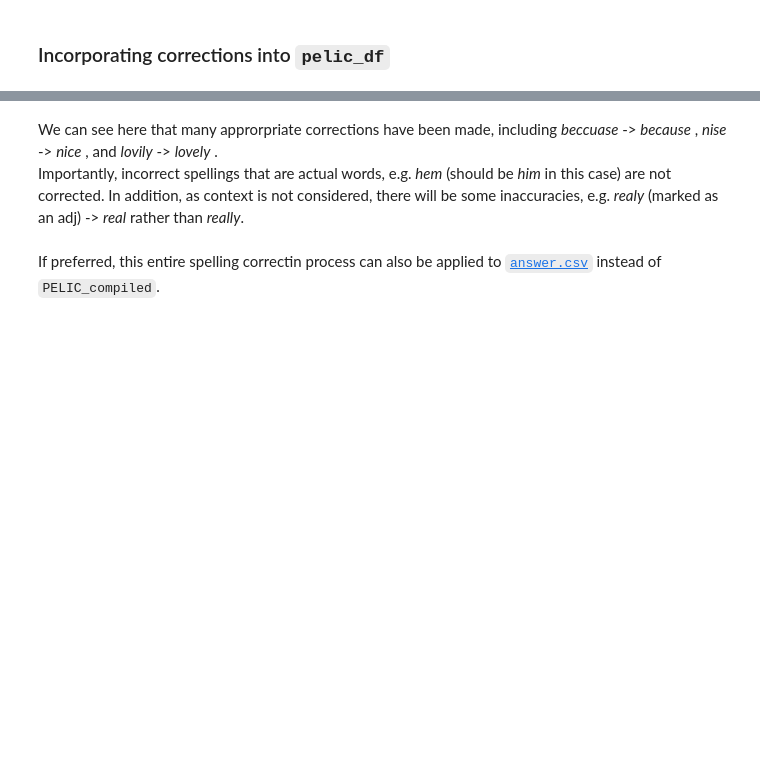
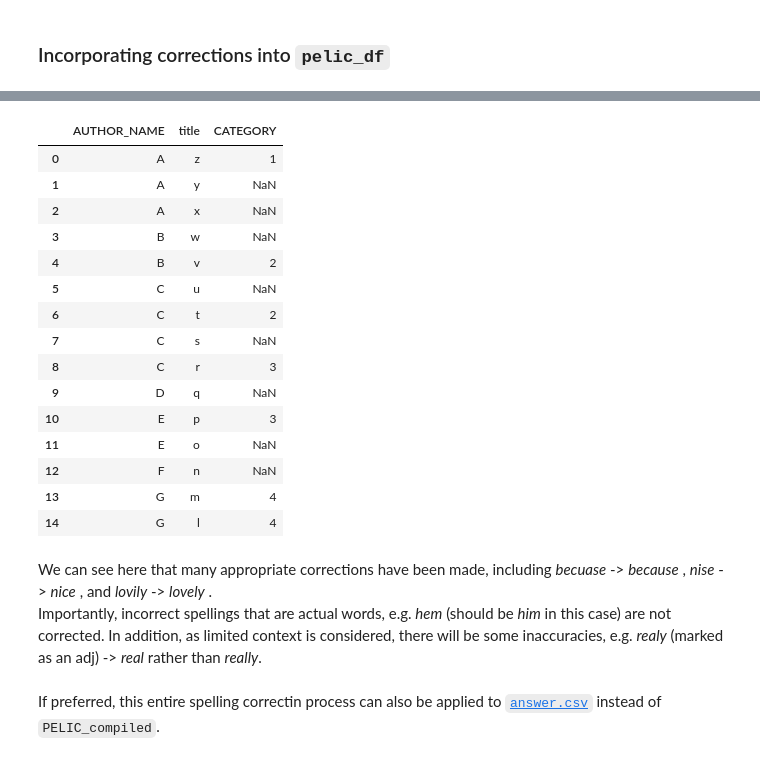
Before and after one commit to ELI-Data-Mining-Group/PELIC-spelling, a Jupyter notebook: PELIC_spelling.ipynb, the cells around one changed output, grey strips where cells are left out. Cells and saved outputs as stored; diff of their text form; code cells hidden in the pictures; blank space fills up the shorter version.

```diff
--- a/PELIC_spelling.ipynb
+++ b/PELIC_spelling.ipynb
@@ -960,0 +968,11 @@ pelic_df['tok_POS_corrected'] = pelic_df['tok_lem_POS'].apply\
+# %%
+df = pd.DataFrame(dict(
+        AUTHOR_NAME=list('AAABBCCCCDEEFGG'),
+        title=      list('zyxwvutsrqponml')
+    ))
+
+df2 = pd.DataFrame(dict(
+        AUTHOR_NAME=list('AABCCEGG'),
+        title      =list('zwvtrpml'),
+        CATEGORY   =list('11223344')
+    ))
@@ -960,0 +1010,20 @@ pelic_df['tok_POS_corrected'] = pelic_df['tok_lem_POS'].apply\
+# %%
+cols = ['AUTHOR_NAME', 'title']
+df.join(df2.set_index(cols), on=cols)
+# %% [output]
+|  | AUTHOR_NAME | title | CATEGORY |
+| 0 | A | z | 1 |
+| 1 | A | y | NaN |
+| 2 | A | x | NaN |
+| 3 | B | w | NaN |
+| 4 | B | v | 2 |
+| 5 | C | u | NaN |
+| 6 | C | t | 2 |
+| 7 | C | s | NaN |
+| 8 | C | r | 3 |
+| 9 | D | q | NaN |
+| 10 | E | p | 3 |
+| 11 | E | o | NaN |
+| 12 | F | n | NaN |
+| 13 | G | m | 4 |
+| 14 | G | l | 4 |
@@ -964,8 +1036,8 @@ pelic_df['tok_POS_corrected'] = pelic_df['tok_lem_POS'].apply\
 print(pelic_df.loc[pelic_df.text.str.contains('becuase')].iloc[1,11]) #uncorrected
 print(pelic_df.loc[pelic_df.text.str.contains('becuase')].iloc[1,12]) #corrected
 # %% [markdown]
-We can see here that many approrpriate corrections have been made, including _beccuase_ -> _because_ , _nise_ -> _nice_ , and _lovily_ -> _lovely_ .
-Importantly, incorrect spellings that are actual words, e.g. _hem_ (should be _him_ in this case) are not corrected. In addition, as context is not considered, there will be some inaccuracies, e.g. _realy_ (marked as an adj) -> _real_ rather than _really_.
+We can see here that many appropriate corrections have been made, including _becuase_ -> _because_ , _nise_ -> _nice_ , and _lovily_ -> _lovely_ .
+Importantly, incorrect spellings that are actual words, e.g. _hem_ (should be _him_ in this case) are not corrected. In addition, as limited context is considered, there will be some inaccuracies, e.g. _realy_ (marked as an adj) -> _real_ rather than _really_.
 # %%
 pelic_df.head()
 # %%
```
Also changed, not shown: parts of 44 cells of this notebook, 2 other files.
